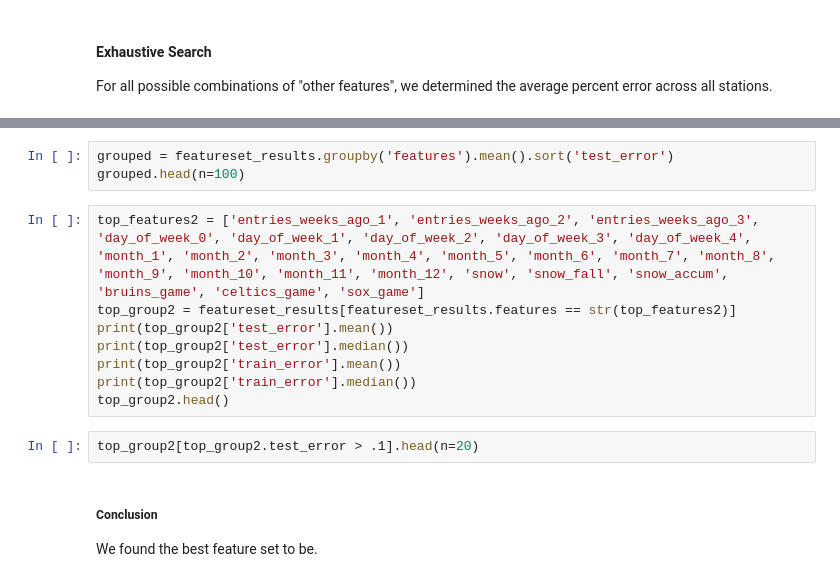
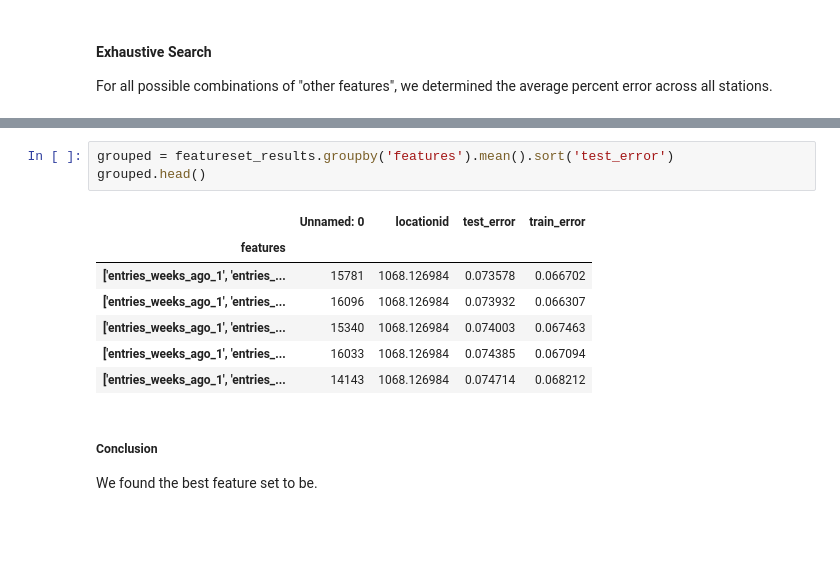
Before and after one commit to azampagl/harvard-capstone, a Jupyter notebook: src/release/Prediction.ipynb, the cells around one changed output, grey strips where cells are left out. Drawn from its saved outputs; the diff is of its cells as text; blank space fills up the shorter version.

```diff
--- a/src/release/Prediction.ipynb
+++ b/src/release/Prediction.ipynb
@@ -380,16 +397,14 @@ featureset_results.head()
 # %%
 grouped = featureset_results.groupby('features').mean().sort('test_error')
-grouped.head(n=100)
+grouped.head()
+# %% [output]
+|  | Unnamed: 0 | locationid | test_error | train_error |
+| features |  |  |  |  |
+| ['entries_weeks_ago_1', 'entries_... | 15781 | 1068.126984 | 0.073578 | 0.066702 |
+| ['entries_weeks_ago_1', 'entries_... | 16096 | 1068.126984 | 0.073932 | 0.066307 |
+| ['entries_weeks_ago_1', 'entries_... | 15340 | 1068.126984 | 0.074003 | 0.067463 |
+| ['entries_weeks_ago_1', 'entries_... | 16033 | 1068.126984 | 0.074385 | 0.067094 |
+| ['entries_weeks_ago_1', 'entries_... | 14143 | 1068.126984 | 0.074714 | 0.068212 |
-# %%
-top_features2 = ['entries_weeks_ago_1', 'entries_weeks_ago_2', 'entries_weeks_ago_3', 'day_of_week_0', 'day_of_week_1', 'day_of_week_2', 'day_of_week_3', 'day_of_week_4', 'month_1', 'month_2', 'month_3', 'month_4', 'month_5', 'month_6', 'month_7', 'month_8', 'month_9', 'month_10', 'month_11', 'month_12', 'snow', 'snow_fall', 'snow_accum', 'bruins_game', 'celtics_game', 'sox_game']
-top_group2 = featureset_results[featureset_results.features == str(top_features2)]
-print(top_group2['test_error'].mean())
-print(top_group2['test_error'].median())
-print(top_group2['train_error'].mean())
-print(top_group2['train_error'].median())
-top_group2.head()
-# %%
-top_group2[top_group2.test_error > .1].head(n=20)
 # %% [markdown]
 ##### Conclusion #####
 
```
Also changed, not shown: parts of 8 cells of this notebook.
